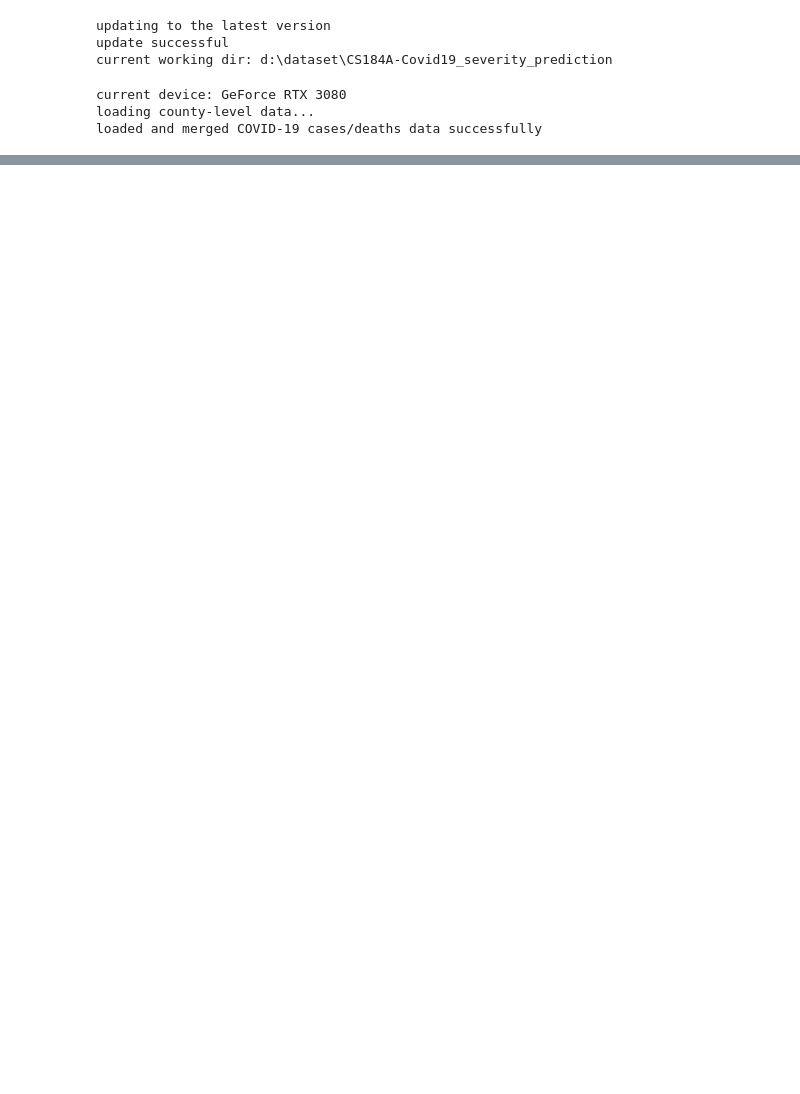
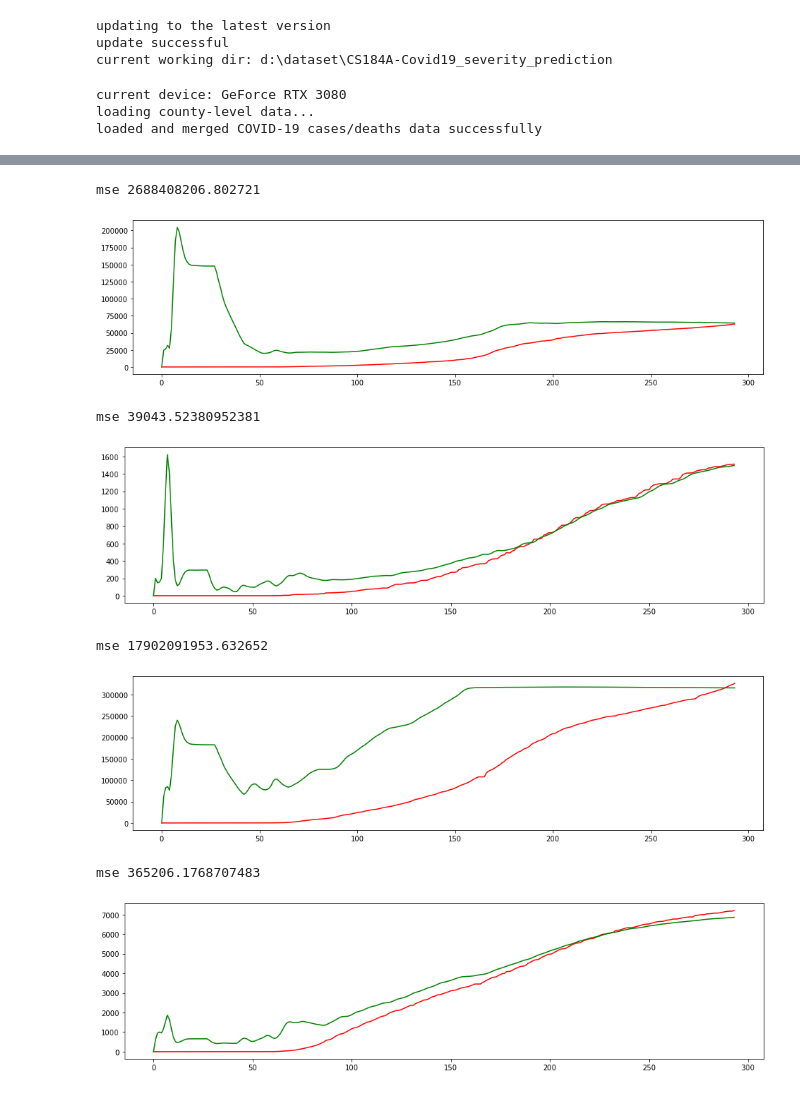
Before and after one commit to APM150/Covid19_severity_prediction, a Jupyter notebook: main.ipynb, the cells around one changed output, grey strips where cells are left out. Saved outputs shown, nothing was run; the diff lists cells and outputs as text; code cells hidden in the pictures; blank space fills up the shorter version.

```diff
--- a/main.ipynb
+++ b/main.ipynb
@@ -121,0 +352,12 @@ Before training: tensor([[-1.5259e+04,  6.6340e+01],
+# %%
+plotPrediction(orange)
+plotPrediction(LA)
+# %% [output]
+mse 2688408206.802721
+[figure, added]
+mse 39043.52380952381
+[figure, added]
+mse 17902091953.632652
+[figure, added]
+mse 365206.1768707483
+[figure, added]
```
Also changed, not shown: parts of 24 cells of this notebook, 17 other files.
